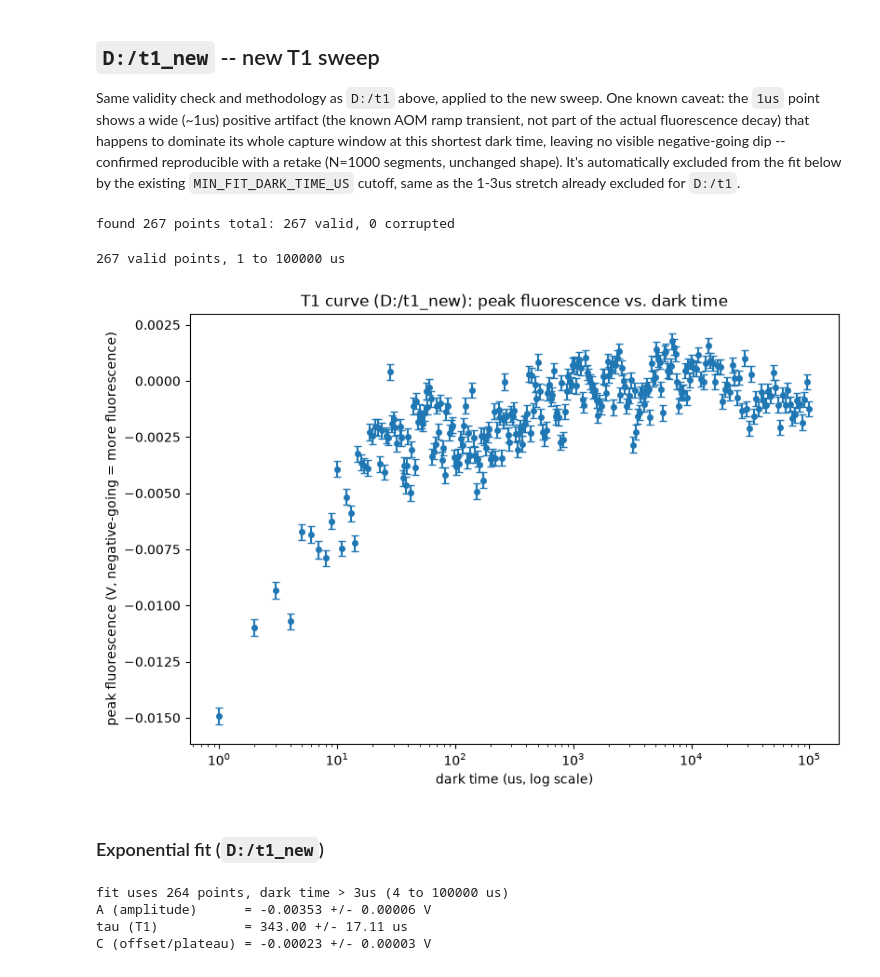
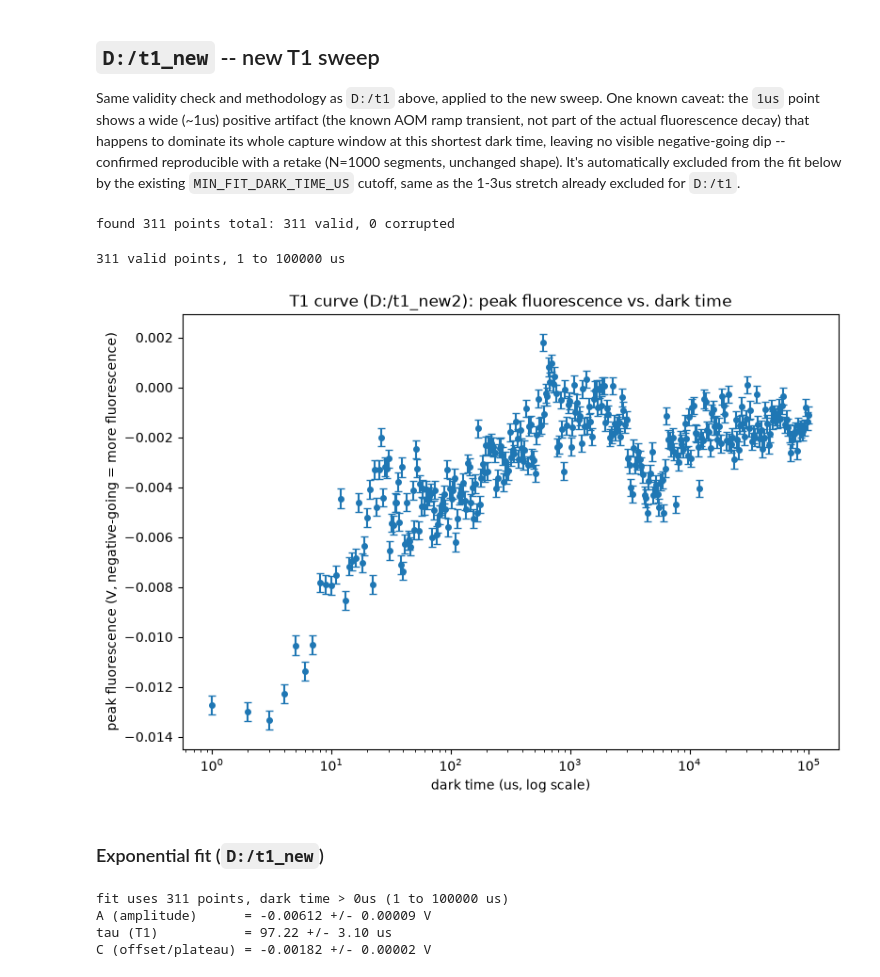
Before and after one commit to meimei2027/diamonds, a Jupyter notebook: experiment/t1_sweep_result.ipynb, the cells around one changed output. Cells and saved outputs as stored; diff of their text form; code cells hidden in the pictures.

```diff
--- a/experiment/t1_sweep_result.ipynb
+++ b/experiment/t1_sweep_result.ipynb
@@ -83,7 +82,7 @@ unchanged shape). It's automatically excluded from the fit below by the existing
 `MIN_FIT_DARK_TIME_US` cutoff, same as the 1-3us stretch already excluded for
 `D:/t1`.
 # %%
-NEW_DATA_DIR = "D:/t1_new"
+NEW_DATA_DIR = "D:/t1_new2"
 
 new_all_files = find_dark_time_files(NEW_DATA_DIR)
 new_valid_files = []
@@ -98,7 +97,7 @@ for claimed_us, name in new_all_files:
 print(f"found {len(new_all_files)} points total: {len(new_valid_files)} valid, "
       f"{len(new_corrupted_files)} corrupted")
 # %% [output]
-found 267 points total: 267 valid, 0 corrupted
+found 311 points total: 311 valid, 0 corrupted
 # %%
 new_peak_dark_times_us = []
 new_peak_values = []
@@ -118,22 +117,22 @@ new_peak_errs = np.array(new_peak_errs)
 print(f"{len(new_peak_dark_times_us)} valid points, "
       f"{new_peak_dark_times_us.min():.0f} to {new_peak_dark_times_us.max():.0f} us")
 # %% [output]
-267 valid points, 1 to 100000 us
+311 valid points, 1 to 100000 us
 # %%
 fig, ax = plt.subplots(figsize=(9, 6))
 ax.errorbar(new_peak_dark_times_us, new_peak_values, yerr=new_peak_errs,
             fmt="o", ms=4, capsize=3)
 ax.set_xscale("log")
 ax.set_xlabel("dark time (us, log scale)")
 ax.set_ylabel("peak fluorescence (V, negative-going = more fluorescence)")
-ax.set_title("T1 curve (D:/t1_new): peak fluorescence vs. dark time")
+ax.set_title("T1 curve (D:/t1_new2): peak fluorescence vs. dark time")
 plt.show()
 # %% [output]
-[figure, old version]
+[figure, new version]
 # %% [markdown]
 ### Exponential fit (`D:/t1_new`)
 # %%
-MIN_FIT_DARK_TIME_US = 3
+MIN_FIT_DARK_TIME_US = 0
 new_fit_mask = (new_peak_dark_times_us > MIN_FIT_DARK_TIME_US)
 new_fit_dark_times_us = new_peak_dark_times_us[new_fit_mask]
 new_fit_values = new_peak_values[new_fit_mask]
@@ -155,10 +154,10 @@ print(f"A (amplitude)      = {new_A_fit:+.5f} +/- {new_A_err:.5f} V")
 print(f"tau (T1)           = {new_tau_fit:.2f} +/- {new_tau_err:.2f} us")
 print(f"C (offset/plateau) = {new_C_fit:+.5f} +/- {new_C_err:.5f} V")
 # %% [output]
-fit uses 264 points, dark time > 3us (4 to 100000 us)
-A (amplitude)      = -0.00353 +/- 0.00006 V
-tau (T1)           = 343.00 +/- 17.11 us
-C (offset/plateau) = -0.00023 +/- 0.00003 V
+fit uses 311 points, dark time > 0us (1 to 100000 us)
+A (amplitude)      = -0.00612 +/- 0.00009 V
+tau (T1)           = 97.22 +/- 3.10 us
+C (offset/plateau) = -0.00182 +/- 0.00002 V
 # %%
 fig, ax = plt.subplots(figsize=(9, 6))
 
```
Also changed, not shown: parts of 3 cells of this notebook, 9 other files.
